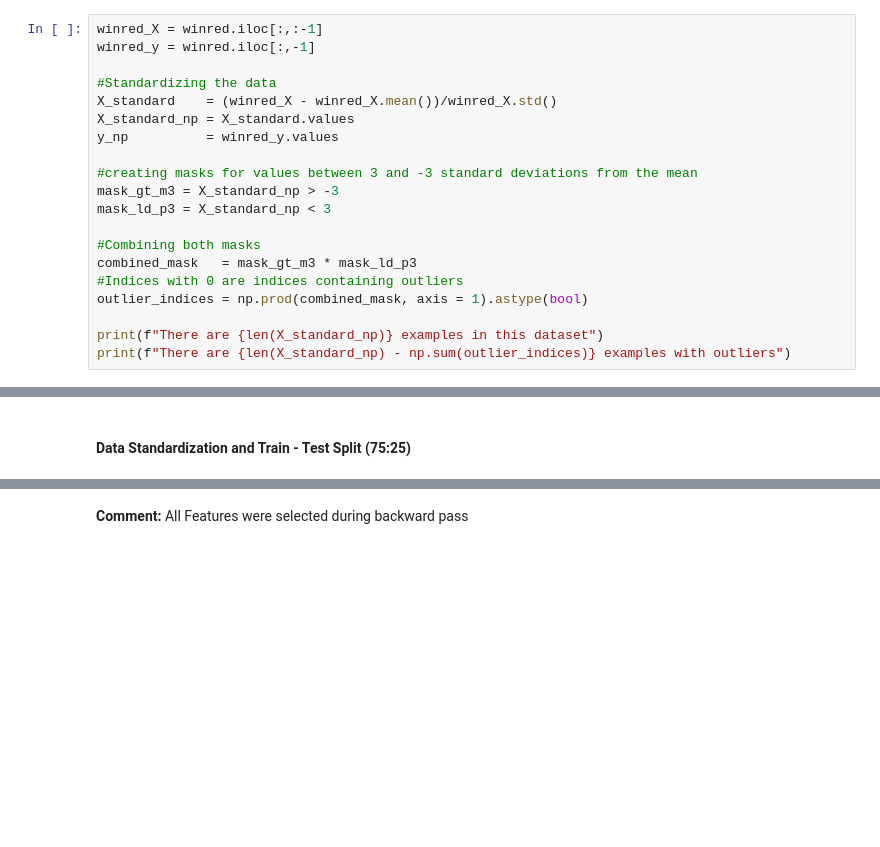
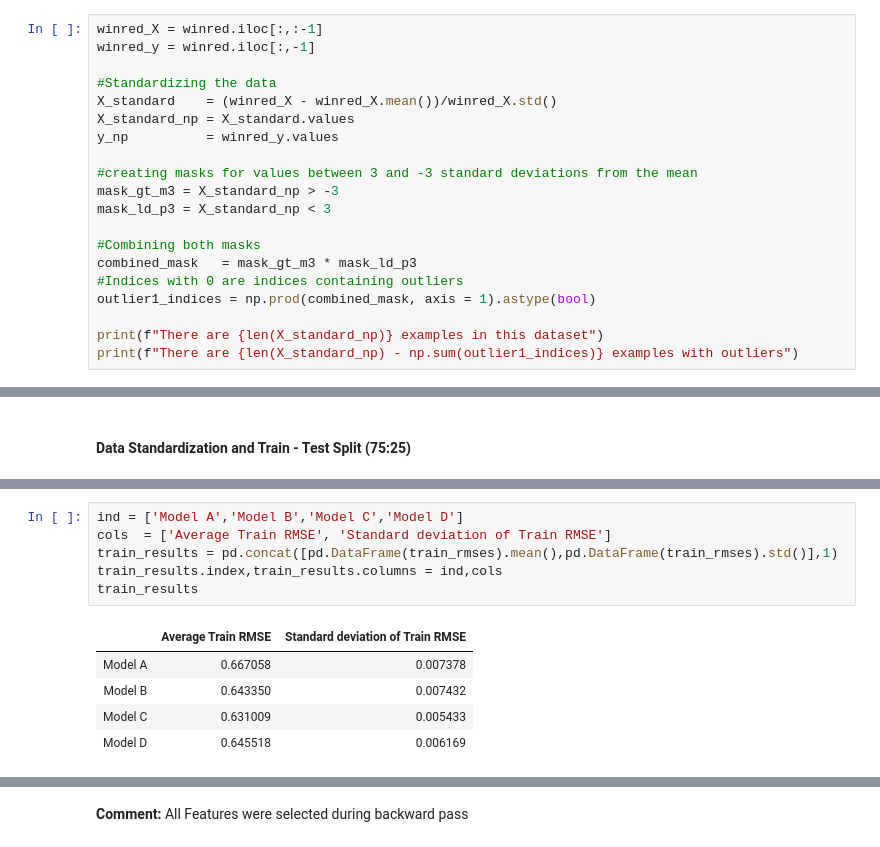
Before and after one commit to Temiloluwa/Machine_Learning_Projects, a Jupyter notebook: red_wine_quality.ipynb, the cells around one changed output, grey strips where cells are left out. Cells and saved outputs as stored; diff of their text form; blank space fills up the shorter version.

Commit message:
updated wine quality models

```diff
--- a/red_wine_quality.ipynb
+++ b/red_wine_quality.ipynb
@@ -86,10 +88,10 @@ mask_ld_p3 = X_standard_np < 3
 #Combining both masks
 combined_mask   = mask_gt_m3 * mask_ld_p3
 #Indices with 0 are indices containing outliers
-outlier_indices = np.prod(combined_mask, axis = 1).astype(bool)
+outlier1_indices = np.prod(combined_mask, axis = 1).astype(bool)
 
 print(f"There are {len(X_standard_np)} examples in this dataset")
-print(f"There are {len(X_standard_np) - np.sum(outlier_indices)} examples with outliers")
+print(f"There are {len(X_standard_np) - np.sum(outlier1_indices)} examples with outliers")
 # %% [output]
 There are 1599 examples in this dataset
 There are 141 examples with outliers
@@ -202,0 +234,12 @@ Absolute Difference between Test RMSE with and without outliers:  0.013877902198
+# %%
+ind = ['Model A','Model B','Model C','Model D']
+cols  = ['Average Train RMSE', 'Standard deviation of Train RMSE']
+train_results = pd.concat([pd.DataFrame(train_rmses).mean(),pd.DataFrame(train_rmses).std()],1)
+train_results.index,train_results.columns = ind,cols
+train_results
+# %% [output]
+|  | Average Train RMSE | Standard deviation of Train RMSE |
+| Model A | 0.667058 | 0.007378 |
+| Model B | 0.643350 | 0.007432 |
+| Model C | 0.631009 | 0.005433 |
+| Model D | 0.645518 | 0.006169 |
```
Also changed, not shown: parts of 35 cells of this notebook, 1 other file.
